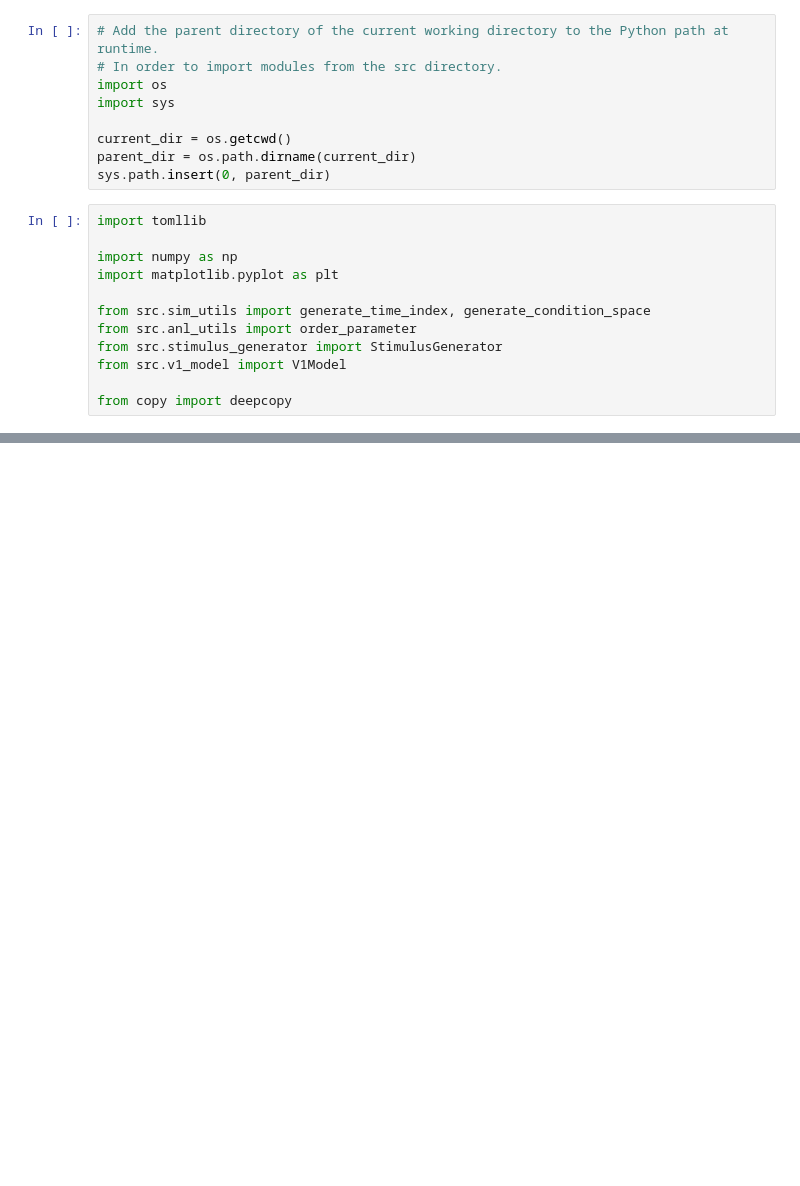
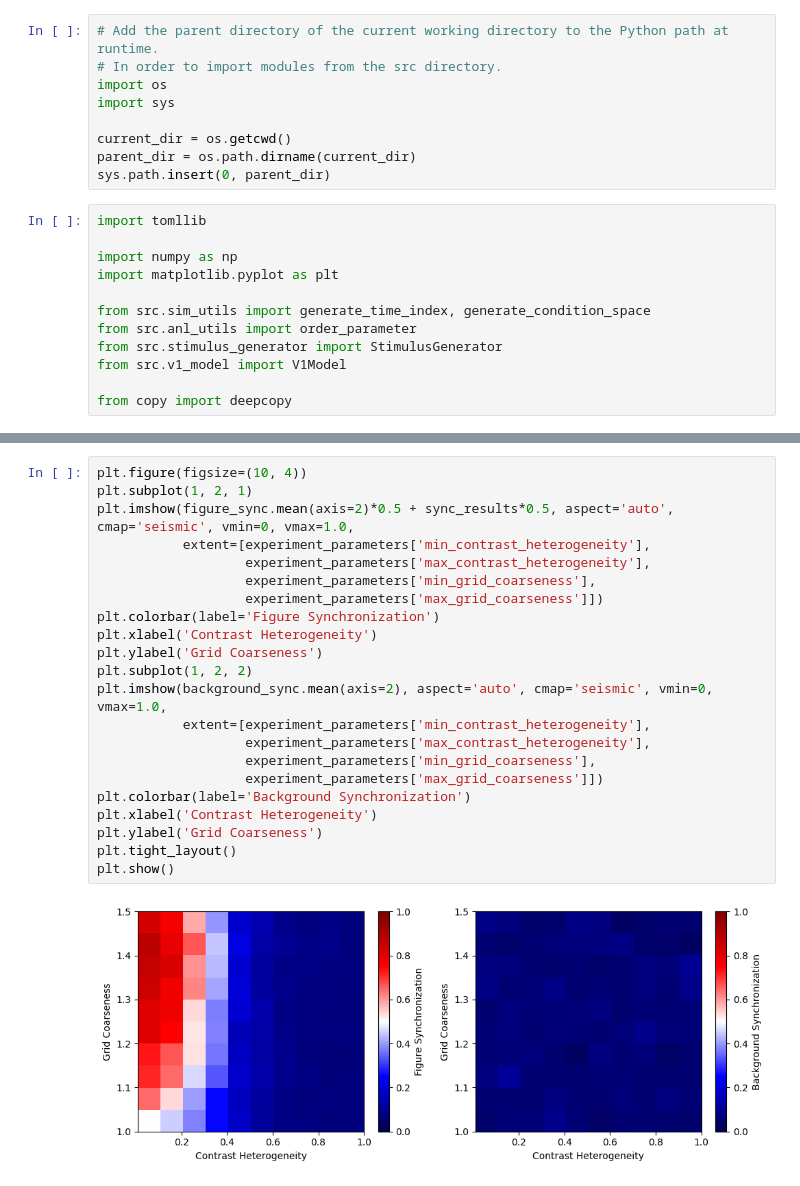
Before and after one commit to ccnmaastricht/NeuralSynchrony-FigureGround, a Jupyter notebook: notebooks/quadrant_simulation.ipynb, the cells around one changed output, grey strips where cells are left out. Cells and saved outputs as stored; diff of their text form; blank space fills up the shorter version.

```diff
--- a/notebooks/quadrant_simulation.ipynb
+++ b/notebooks/quadrant_simulation.ipynb
@@ -240,0 +251,24 @@ plt.show()
+# %%
+plt.figure(figsize=(10, 4))
+plt.subplot(1, 2, 1)
+plt.imshow(figure_sync.mean(axis=2)*0.5 + sync_results*0.5, aspect='auto', cmap='seismic', vmin=0, vmax=1.0,
+           extent=[experiment_parameters['min_contrast_heterogeneity'],
+                   experiment_parameters['max_contrast_heterogeneity'],
+                   experiment_parameters['min_grid_coarseness'],
+                   experiment_parameters['max_grid_coarseness']])
+plt.colorbar(label='Figure Synchronization')
+plt.xlabel('Contrast Heterogeneity')
+plt.ylabel('Grid Coarseness')
+plt.subplot(1, 2, 2)
+plt.imshow(background_sync.mean(axis=2), aspect='auto', cmap='seismic', vmin=0, vmax=1.0,
+           extent=[experiment_parameters['min_contrast_heterogeneity'],
+                   experiment_parameters['max_contrast_heterogeneity'],
+                   experiment_parameters['min_grid_coarseness'],
+                   experiment_parameters['max_grid_coarseness']])
+plt.colorbar(label='Background Synchronization')
+plt.xlabel('Contrast Heterogeneity')
+plt.ylabel('Grid Coarseness')
+plt.tight_layout()
+plt.show()
+# %% [output]
+[figure, added]
```
Also changed, not shown: parts of 7 cells of this notebook.
